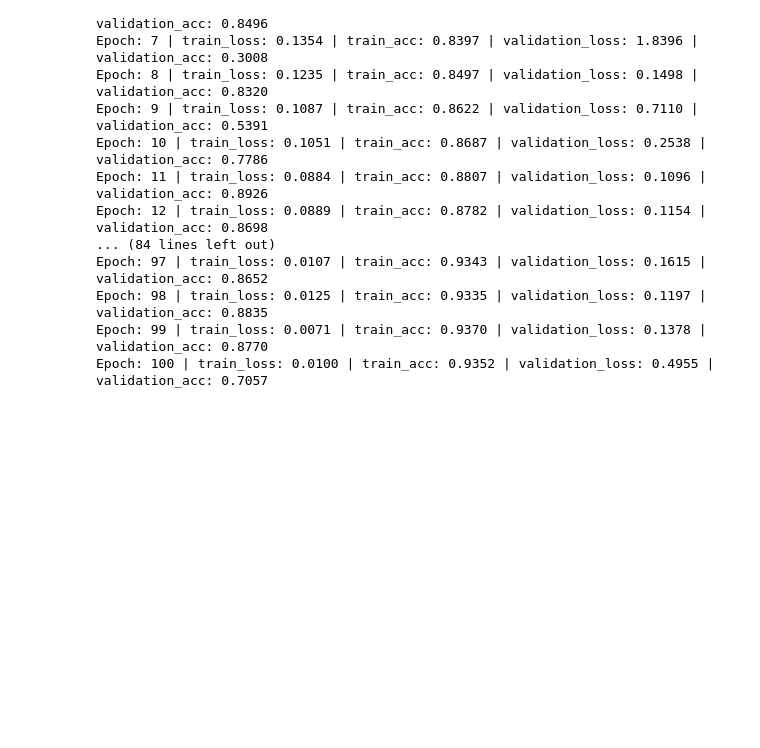
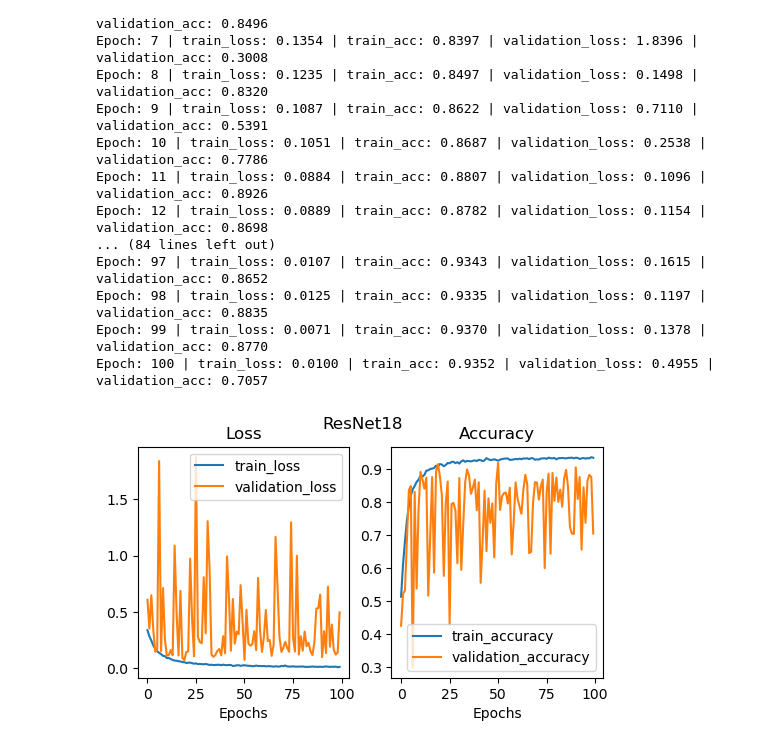
Before and after one commit to J-Mina/AQAUIS, a Jupyter notebook: Code/Quality/test_data_quality.ipynb, the cells around one changed output. Drawn from its saved outputs; the diff is of its cells as text; code cells hidden in the pictures; blank space fills up the shorter version.

```diff
--- a/Code/Quality/test_data_quality.ipynb
+++ b/Code/Quality/test_data_quality.ipynb
@@ -62,3 +62,7 @@ Epoch: 97 | train_loss: 0.0107 | train_acc: 0.9343 | validation_loss: 0.1615 | v
 Epoch: 98 | train_loss: 0.0125 | train_acc: 0.9335 | validation_loss: 0.1197 | validation_acc: 0.8835
 Epoch: 99 | train_loss: 0.0071 | train_acc: 0.9370 | validation_loss: 0.1378 | validation_acc: 0.8770
 Epoch: 100 | train_loss: 0.0100 | train_acc: 0.9352 | validation_loss: 0.4955 | validation_acc: 0.7057
+# %%
+plot_loss_curves(train_resnet18_results,"ResNet18")
+# %% [output]
+[figure, added]
```
Also changed, not shown: parts of 3 cells of this notebook, 2 other files.
